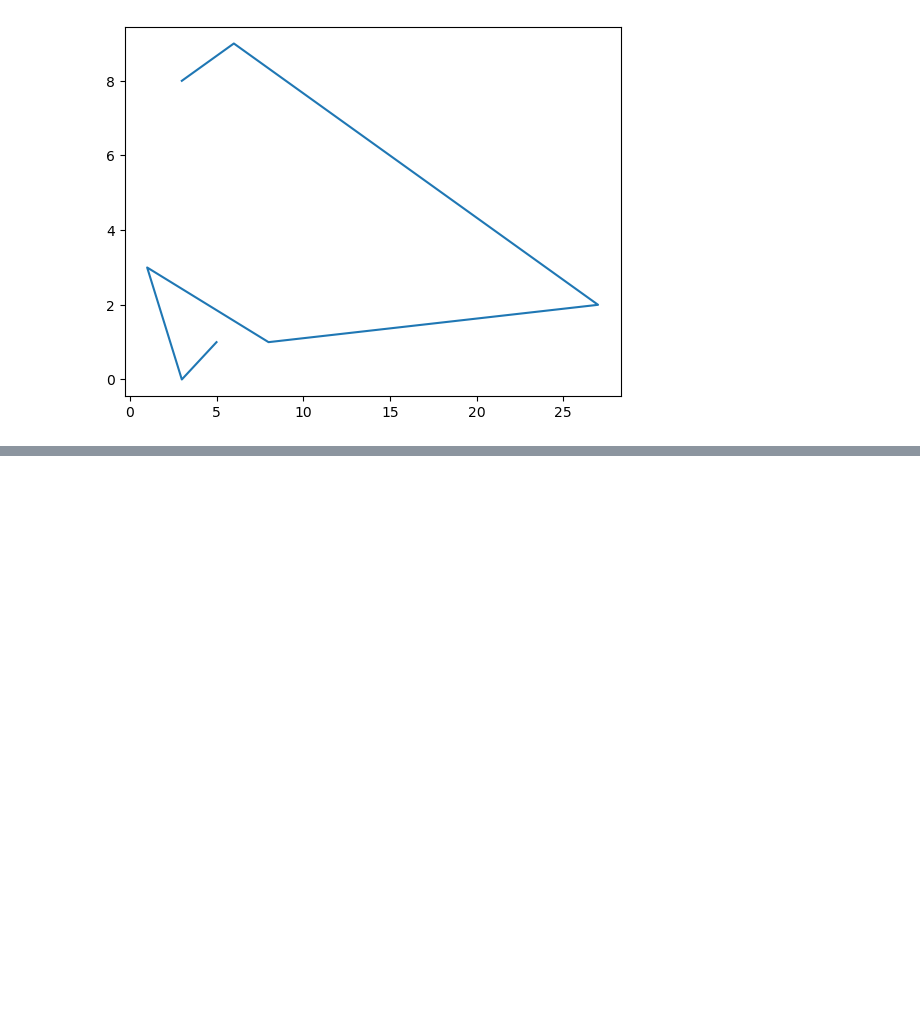
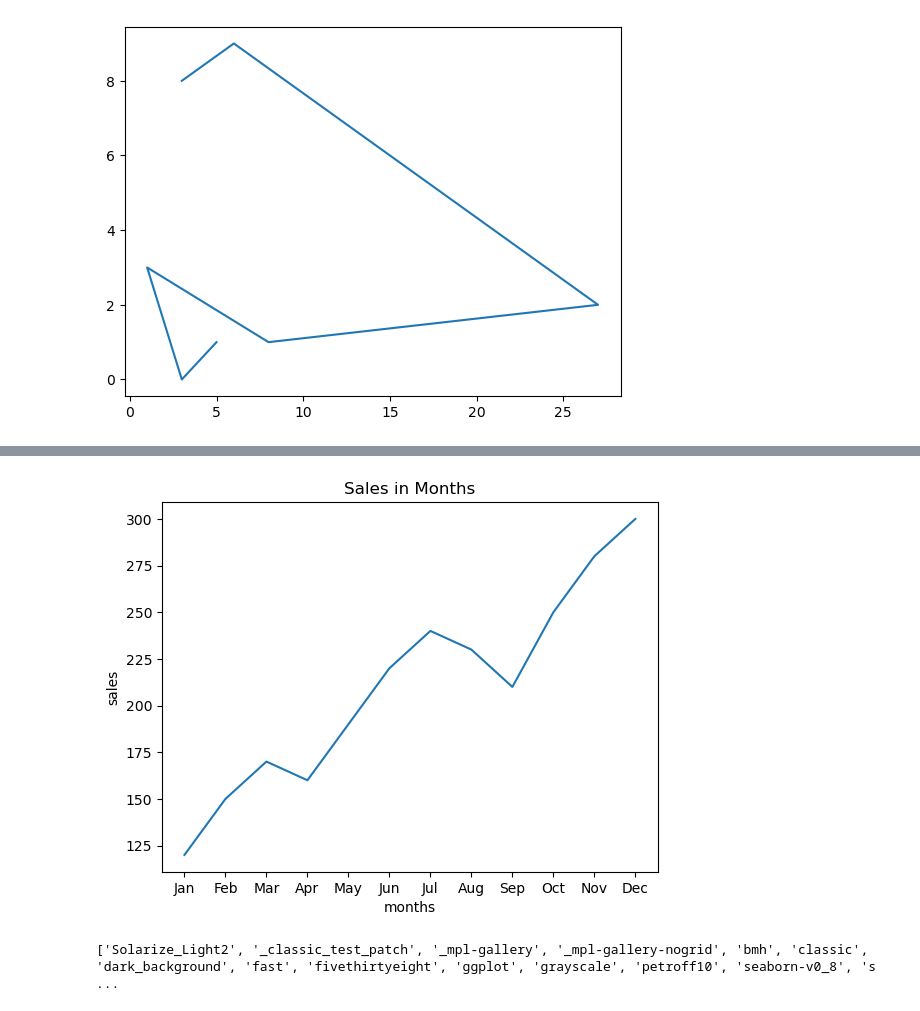
Before and after one commit to noumandawar2022/Prime-AI-ML, a Jupyter notebook: Phase_05_DataVisualization/Part_01.ipynb, the cells around one changed output, grey strips where cells are left out. Saved outputs shown, nothing was run; the diff lists cells and outputs as text; code cells hidden in the pictures; blank space fills up the shorter version.

```diff
--- a/Phase_05_DataVisualization/Part_01.ipynb
+++ b/Phase_05_DataVisualization/Part_01.ipynb
@@ -32,0 +36,23 @@ plt.show()
+# %%
+months = ["Jan", "Feb", "Mar", "Apr", "May", "Jun",
+          "Jul", "Aug", "Sep", "Oct", "Nov", "Dec"]
+
+sales = [120, 150, 170, 160, 190, 220,
+         240, 230, 210, 250, 280, 300]
+
+plt.plot(months,sales)
+plt.title("Sales in Months")
+plt.xlabel("months")
+plt.ylabel("sales")
+
+
+
+plt.show()
+print(plt.style.available)
+# plt.style.use("fivethirtyeight")
+# plt.grid()
+# plt.style.use("classic")
+plt.style.use("default")
+# %% [output]
+[figure, added]
+['Solarize_Light2', '_classic_test_patch', '_mpl-gallery', '_mpl-gallery-nogrid', 'bmh', 'classic', 'dark_background', 'fast', 'fivethirtyeight', 'ggplot', 'grayscale', 'petroff10', 'seaborn-v0_8', 's ...
```
Also changed, not shown: parts of 9 cells of this notebook, 5 other files.
